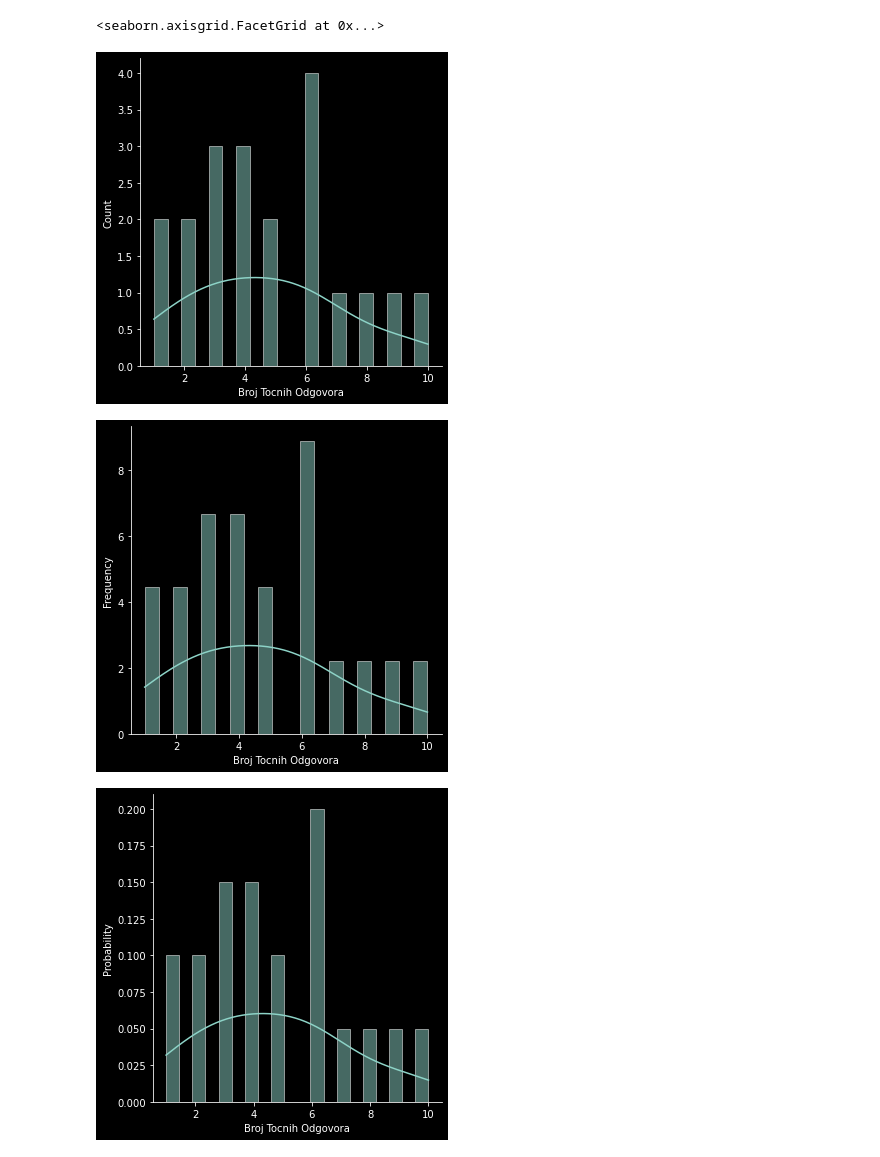
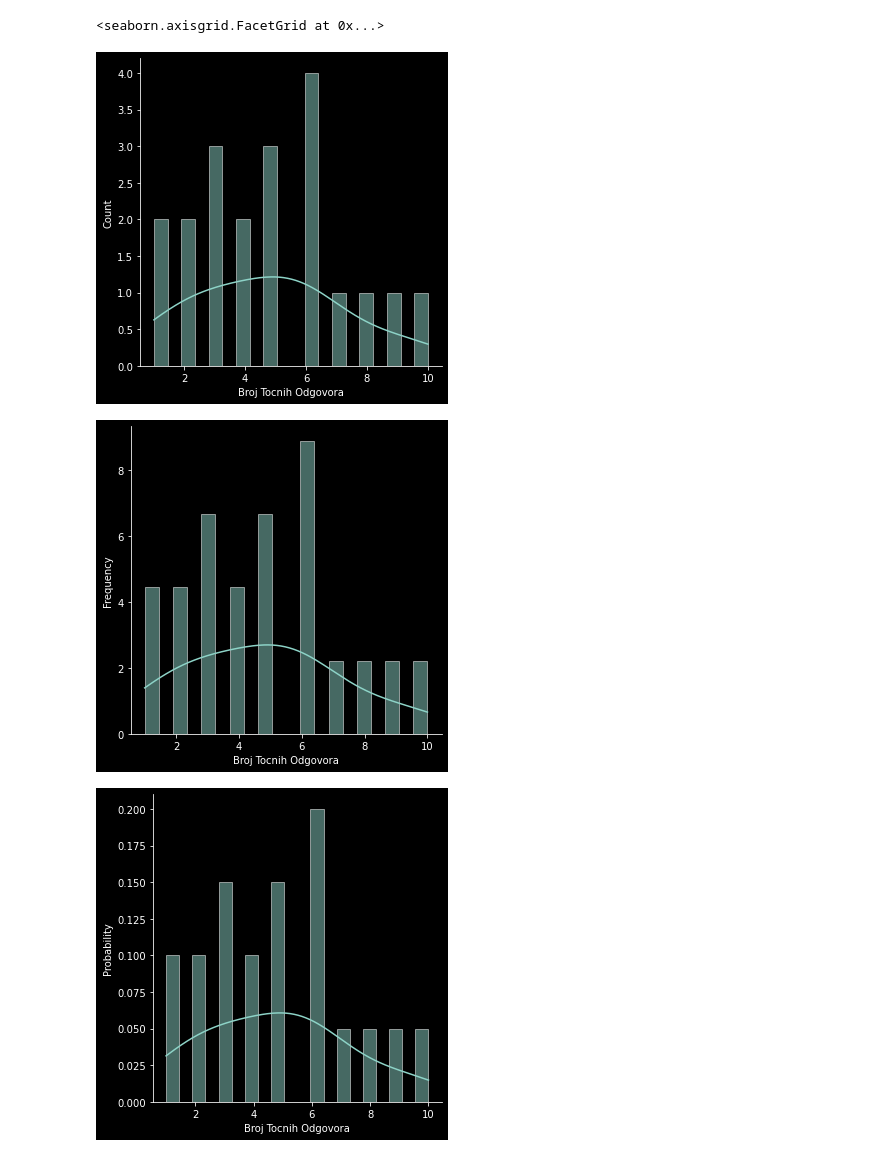
Before and after one commit to domeposty/projekt, a Jupyter notebook: ExperimentCheck.ipynb, the cells around one changed output. Drawn from its saved outputs; the diff is of its cells as text; code cells hidden in the pictures.

```diff
--- a/ExperimentCheck.ipynb
+++ b/ExperimentCheck.ipynb
@@ -4,15 +4,15 @@ import matplotlib.pyplot as plt
 import seaborn as sns
 import pandas as pd
 # %%
-Results=[3,3,9,4,7,10,5,2,1,6,8, 5, 6, 4, 2, 3, 4, 1,6,6]
+Results=[3,3,9,4,7,10,5,2,1,6,8, 5, 6, 4, 1, 3, 5, 2,6,6]
 bin_count = int(np.ceil(np.log2(len(Results)))+1) #Sturge rule for bin count
 res = pd.Series(Results, name="Broj Tocnih Odgovora")
 sns.displot(stat="count",data=res, kind="hist", linewidth=0.5, kde=True, bins=20, color=plt.style.use('dark_background'))
 sns.displot(stat="frequency",data=res, kind="hist", linewidth=0.5, kde=True, bins=20,color=plt.style.use('dark_background'))
 sns.displot(stat="probability",data=res, kind="hist", linewidth=0.5, kde=True, bins=20,color=plt.style.use('dark_background'))
 sns.displot(stat="count",data=res, kind="hist", linewidth=0.5, kde=True, bins=bin_count,color=plt.style.use('dark_background'))
 # %% [output]
 <seaborn.axisgrid.FacetGrid at 0x...>
-[figure, old version]
+[figure, new version]
-[figure, old version]
+[figure, new version]
-[figure, old version]
+[figure, new version]
```
Also changed, not shown: parts of 1 cell of this notebook.
